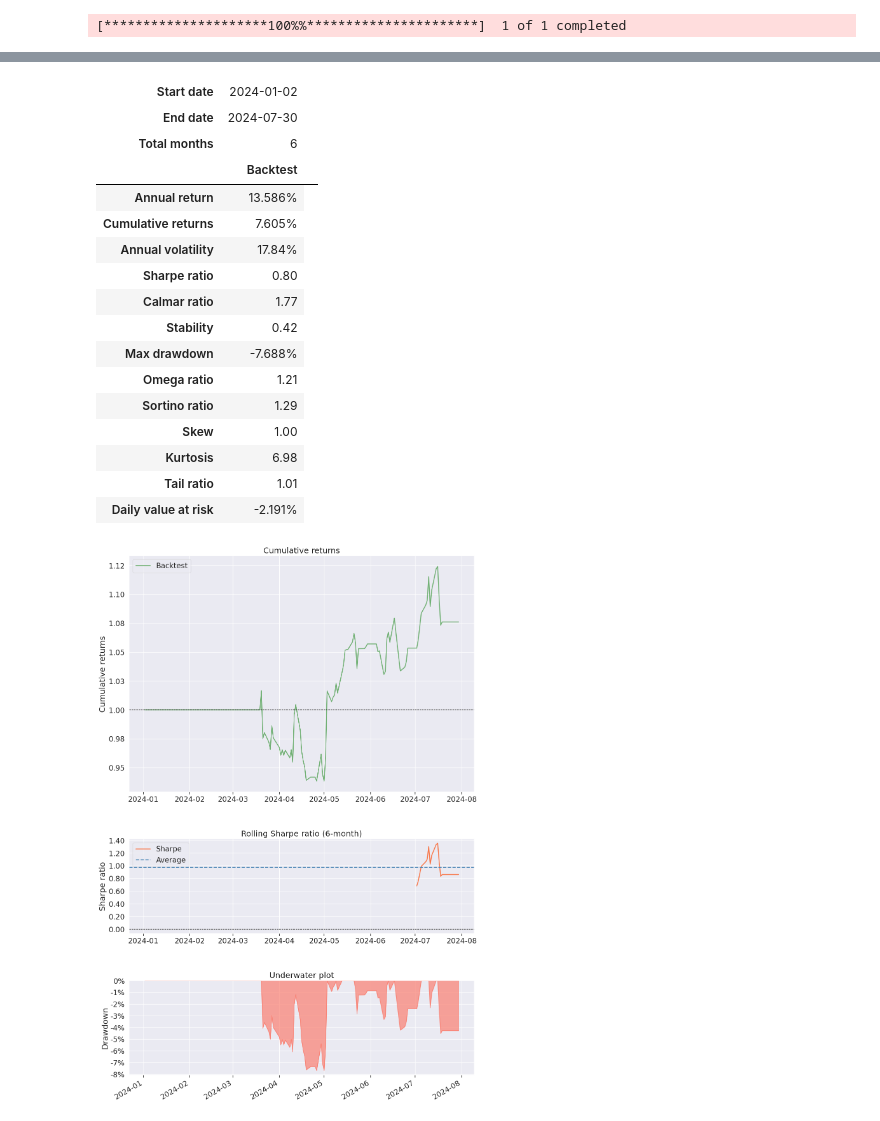
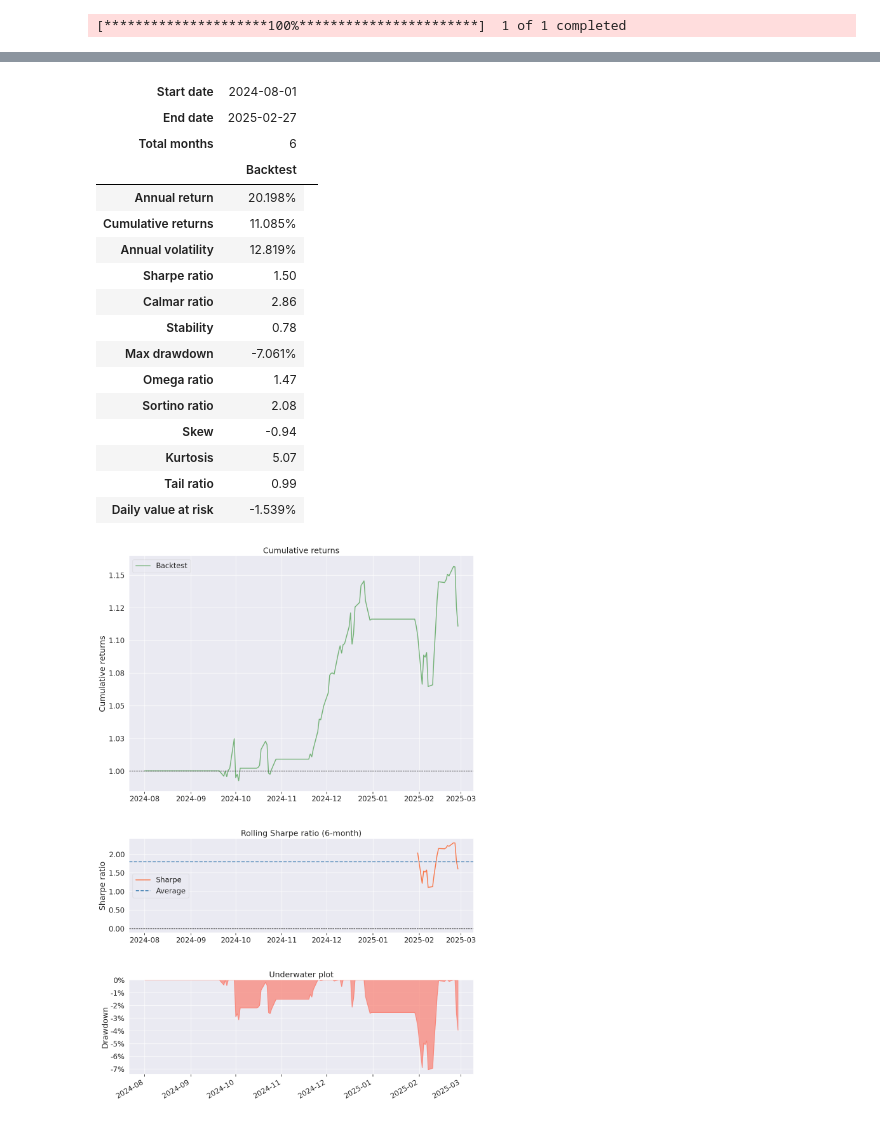
Before and after one commit to myevolve/PrimoGPT, a Jupyter notebook: notebooks/3. Trading benchmark strategy/1. AAPL/macd_strategy.ipynb, the cells around one changed output, grey strips where cells are left out. Drawn from its saved outputs; the diff is of its cells as text; code cells hidden in the pictures.

Commit message:
new macd stratey and results test

```diff
--- a/notebooks/3. Trading benchmark strategy/1. AAPL/macd_strategy.ipynb
+++ b/notebooks/3. Trading benchmark strategy/1. AAPL/macd_strategy.ipynb
@@ -32,14 +32,14 @@ class MACDStrategy(bt.Strategy):
 
             # If we can buy at least one share, create buy order
             if shares_to_buy > 0:
-                self.log('Kreiraj kupnju, %.2f' % price)
+                self.log('Create buy, %.2f' % price)
                 self.order = self.buy(size=shares_to_buy)
 
         # Check conditions for selling:
         # 1) If there is an open position
         # 2) If current MACD value is less than Signal line
         elif self.position and self.macd.macd[0] < self.macd.signal[0]:
-            self.log('Kreiraj prodaju, %.2f' % self.data.close[0])
+            self.log('Create sell, %.2f' % self.data.close[0])
             self.order = self.sell(size=self.position.size)
 
     # This method is used for printing messages to console
@@ -52,15 +52,15 @@ class MACDStrategy(bt.Strategy):
         if order.status == order.Completed:
             if order.isbuy():
                 self.log(
-                "Izvršena KUPNJA (Cijena: %.2f, Vrijednost: %.2f)" %
+                "BUY EXECUTED (Price: %.2f, Value: %.2f)" %
                 (order.executed.price, order.executed.value))
             else:
                 self.log(
-                "Izvršena PRODAJA (Cijena: %.2f, Vrijednost: %.2f)" %
+                "SELL EXECUTED (Price: %.2f, Value: %.2f)" %
                 (order.executed.price, order.executed.value))
             self.bar_executed = len(self)
         elif order.status in [order.Canceled, order.Margin, order.Rejected]:
-            self.log("Narudžba je otkazana/margina/odbijena")
+            self.log("Order is canceled/margin/rejected")
         self.order = None
 # %%
 def test_strategy(strategy_class, ticker, start_date, end_date, starting_cash=100000):
@@ -68,7 +68,7 @@ def test_strategy(strategy_class, ticker, start_date, end_date, starting_cash=10
     cerebro.addstrategy(strategy_class)
 
     # Download data and store it in a variable
-    yf_data = yf.download(ticker, start=start_date, end=end_date)
+    yf_data = yf.download(ticker, start=start_date, end=end_date, multi_level_index=False)
     data = bt.feeds.PandasData(dataname=yf_data)
     cerebro.adddata(data)
 
@@ -81,9 +81,9 @@ def test_strategy(strategy_class, ticker, start_date, end_date, starting_cash=10
     # Add analyzer for tracking returns
     cerebro.addanalyzer(bt.analyzers.PyFolio, _name='pyfolio')
 
-    print('Početno stanje portfelja: %.2f' % cerebro.broker.getvalue())
+    print('Initial portfolio value: %.2f' % cerebro.broker.getvalue())
     results = cerebro.run()
-    print('Završno stanje portfelja: %.2f' % cerebro.broker.getvalue())
+    print('Final portfolio value: %.2f' % cerebro.broker.getvalue())
 
     strat = results[0]
 
@@ -105,6 +105,6 @@ def test_strategy(strategy_class, ticker, start_date, end_date, starting_cash=10
 
     return df_portfolio
 # %%
-results = test_strategy(MACDStrategy, 'AAPL', '2024-01-01', '2024-07-31')
+results = test_strategy(MACDStrategy, 'AAPL', '2024-08-01', '2025-02-28')
 # %% [output]
-[*********************100%%**********************]  1 of 1 completed
+[*********************100%***********************]  1 of 1 completed
@@ -128,21 +129,21 @@ Završno stanje portfelja: 107605.40
-| Start date | 2024-01-02 |  |
-| End date | 2024-07-30 |  |
+| Start date | 2024-08-01 |  |
+| End date | 2025-02-27 |  |
 | Total months | 6 |  |
 |  | Backtest |
-| Annual return | 13.586% |
-| Cumulative returns | 7.605% |
-| Annual volatility | 17.84% |
-| Sharpe ratio | 0.80 |
-| Calmar ratio | 1.77 |
-| Stability | 0.42 |
-| Max drawdown | -7.688% |
-| Omega ratio | 1.21 |
-| Sortino ratio | 1.29 |
-| Skew | 1.00 |
-| Kurtosis | 6.98 |
-| Tail ratio | 1.01 |
-| Daily value at risk | -2.191% |
+| Annual return | 20.198% |
+| Cumulative returns | 11.085% |
+| Annual volatility | 12.819% |
+| Sharpe ratio | 1.50 |
+| Calmar ratio | 2.86 |
+| Stability | 0.78 |
+| Max drawdown | -7.061% |
+| Omega ratio | 1.47 |
+| Sortino ratio | 2.08 |
+| Skew | -0.94 |
+| Kurtosis | 5.07 |
+| Tail ratio | 0.99 |
+| Daily value at risk | -1.539% |
-[figure, old version]
+[figure, new version]
 # %%
 import pickle
 
```
Also changed, not shown: parts of 2 cells of this notebook, 19 other files.
